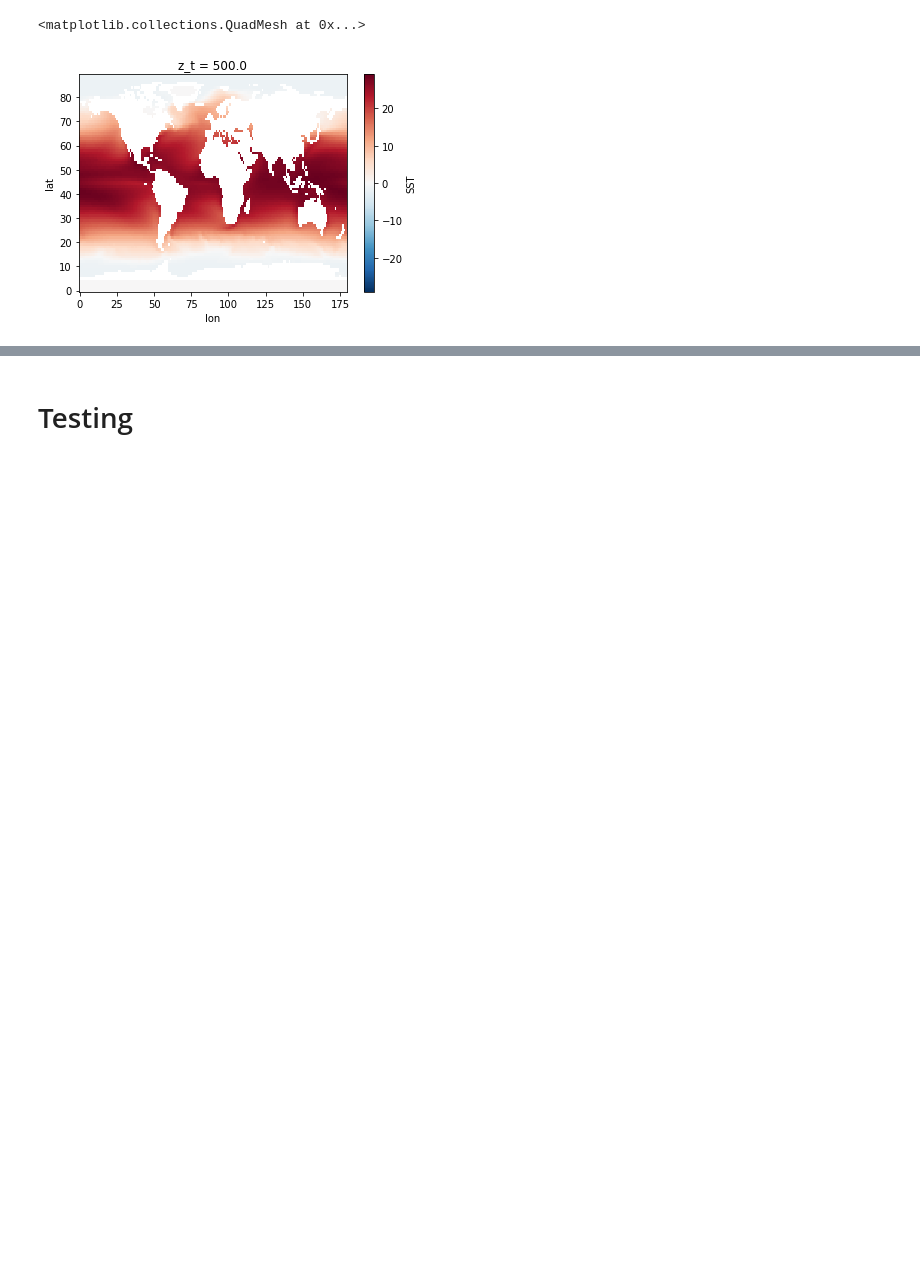
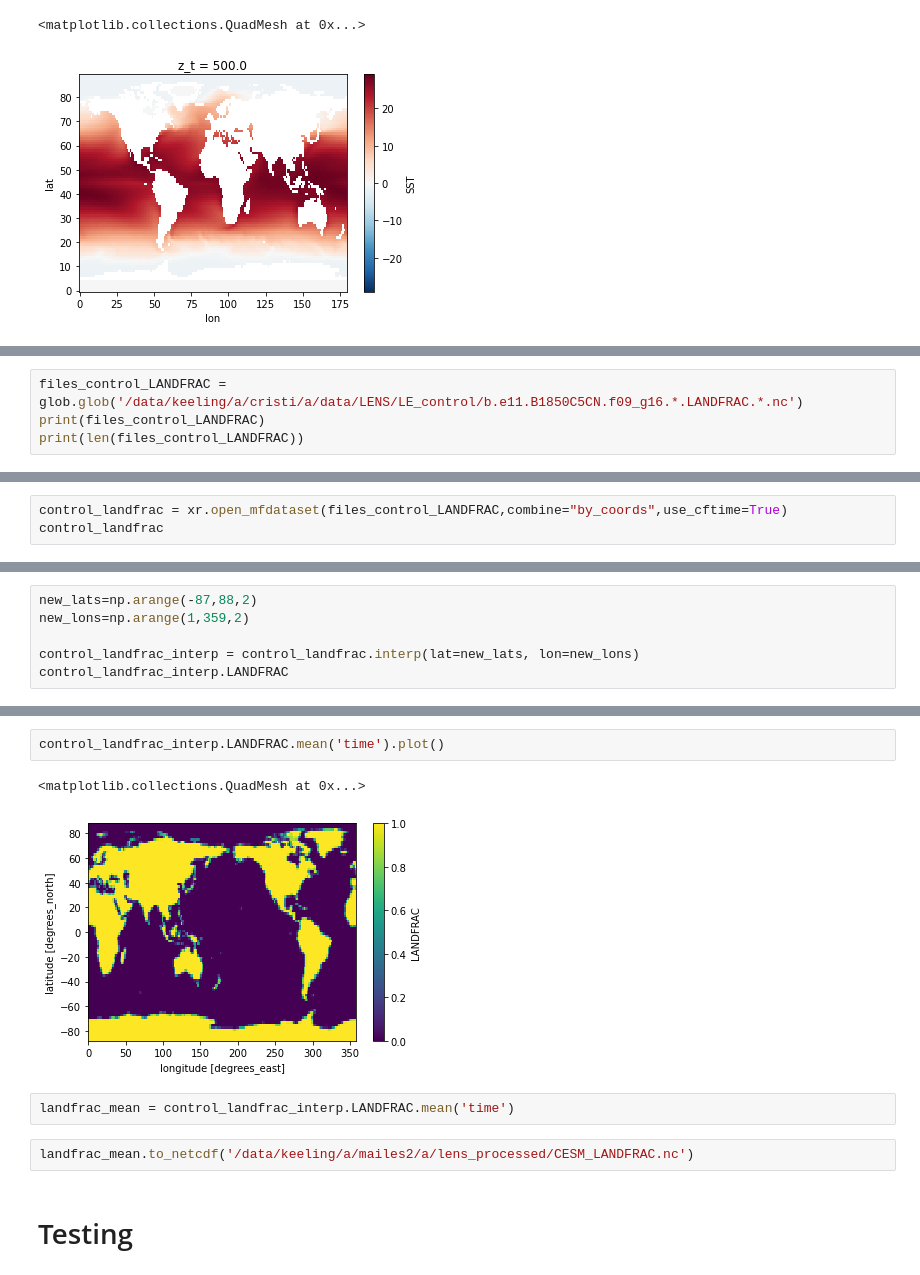
Before and after one commit to mailesasaki/cesmle_variability_analysis, a Jupyter notebook: LENS_correlation/load_cesm1.ipynb, the cells around one changed output, grey strips where cells are left out. Saved outputs shown, nothing was run; the diff lists cells and outputs as text; blank space fills up the shorter version.

```diff
--- a/LENS_correlation/load_cesm1.ipynb
+++ b/LENS_correlation/load_cesm1.ipynb
@@ -563,0 +701,4 @@ sst_cont.mean('time').plot()
+# %%
+files_control_LANDFRAC = glob.glob('/data/keeling/a/cristi/a/data/LENS/LE_control/b.e11.B1850C5CN.f09_g16.*.LANDFRAC.*.nc')
+print(files_control_LANDFRAC)
+print(len(files_control_LANDFRAC))
@@ -563,0 +708,3 @@ sst_cont.mean('time').plot()
+# %%
+control_landfrac = xr.open_mfdataset(files_control_LANDFRAC,combine="by_coords",use_cftime=True)
+control_landfrac
@@ -563,0 +729,6 @@ sst_cont.mean('time').plot()
+# %%
+new_lats=np.arange(-87,88,2)
+new_lons=np.arange(1,359,2)
+
+control_landfrac_interp = control_landfrac.interp(lat=new_lats, lon=new_lons)
+control_landfrac_interp.LANDFRAC
@@ -564,3 +761,12 @@ sst_cont.mean('time').plot()
+# %%
+control_landfrac_interp.LANDFRAC.mean('time').plot()
+# %% [output]
+<matplotlib.collections.QuadMesh at 0x...>
+[figure, added]
+# %%
+landfrac_mean = control_landfrac_interp.LANDFRAC.mean('time')
+# %%
+landfrac_mean.to_netcdf('/data/keeling/a/mailes2/a/lens_processed/CESM_LANDFRAC.nc')
 # %% [markdown]
 # Testing
 # %%
```
Also changed, not shown: parts of 17 cells of this notebook, 21 other files.
